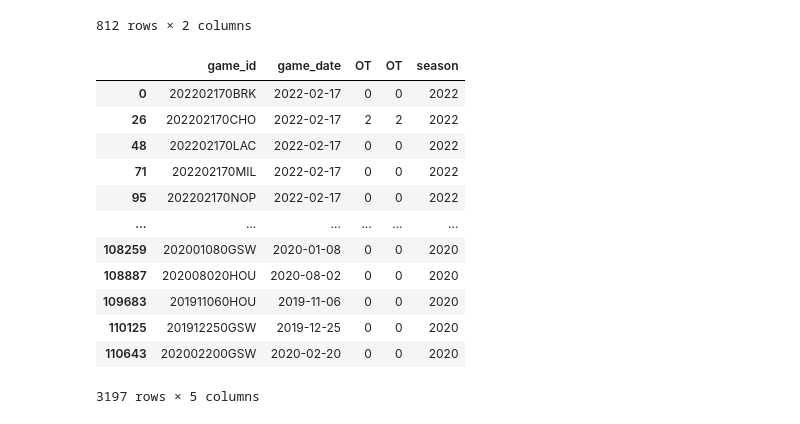
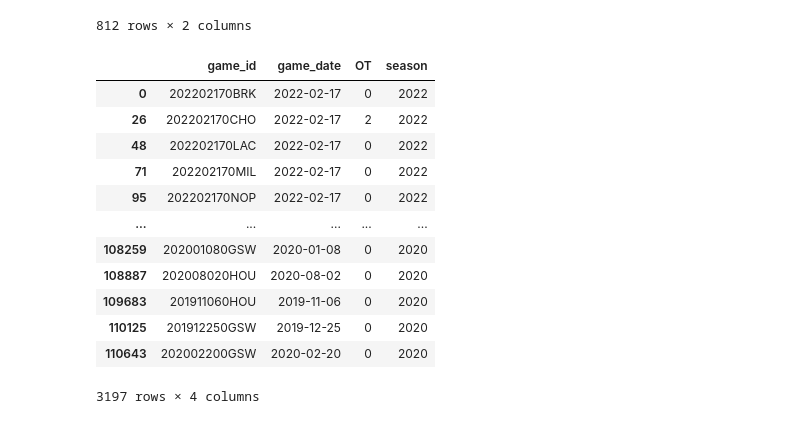
Before and after one commit to zgrayblue/contrans2023, a Jupyter notebook: nba.ipynb, the cells around one changed output. Saved outputs shown, nothing was run; the diff lists cells and outputs as text; code cells hidden in the pictures.

```diff
--- a/nba.ipynb
+++ b/nba.ipynb
@@ -82,21 +88,21 @@ nba = nba.drop(['player'], axis = 1)
 # %%
 ## game date, overtime, season only depends on game id
 
-games = nba[['game_id', 'game_date', 'OT', 'OT', 'season']].drop_duplicates()
+games = nba[['game_id', 'game_date', 'OT', 'season']].drop_duplicates()
 games
 # %% [output]
-|  | game_id | game_date | OT | OT | season |
-| 0 | 202202170BRK | 2022-02-17 | 0 | 0 | 2022 |
-| 26 | 202202170CHO | 2022-02-17 | 2 | 2 | 2022 |
-| 48 | 202202170LAC | 2022-02-17 | 0 | 0 | 2022 |
-| 71 | 202202170MIL | 2022-02-17 | 0 | 0 | 2022 |
-| 95 | 202202170NOP | 2022-02-17 | 0 | 0 | 2022 |
-| ... | ... | ... | ... | ... | ... |
-| 108259 | 202001080GSW | 2020-01-08 | 0 | 0 | 2020 |
-| 108887 | 202008020HOU | 2020-08-02 | 0 | 0 | 2020 |
-| 109683 | 201911060HOU | 2019-11-06 | 0 | 0 | 2020 |
-| 110125 | 201912250GSW | 2019-12-25 | 0 | 0 | 2020 |
-| 110643 | 202002200GSW | 2020-02-20 | 0 | 0 | 2020 |
+|  | game_id | game_date | OT | season |
+| 0 | 202202170BRK | 2022-02-17 | 0 | 2022 |
+| 26 | 202202170CHO | 2022-02-17 | 2 | 2022 |
+| 48 | 202202170LAC | 2022-02-17 | 0 | 2022 |
+| 71 | 202202170MIL | 2022-02-17 | 0 | 2022 |
+| 95 | 202202170NOP | 2022-02-17 | 0 | 2022 |
+| ... | ... | ... | ... | ... |
+| 108259 | 202001080GSW | 2020-01-08 | 0 | 2020 |
+| 108887 | 202008020HOU | 2020-08-02 | 0 | 2020 |
+| 109683 | 201911060HOU | 2019-11-06 | 0 | 2020 |
+| 110125 | 201912250GSW | 2019-12-25 | 0 | 2020 |
+| 110643 | 202002200GSW | 2020-02-20 | 0 | 2020 |
-3197 rows × 5 columns
+3197 rows × 4 columns
 # %%
 nba = nba.drop(['game_date', 'OT', "season"], axis=1)
```
Also changed, not shown: parts of 12 cells of this notebook, 2 other files.
